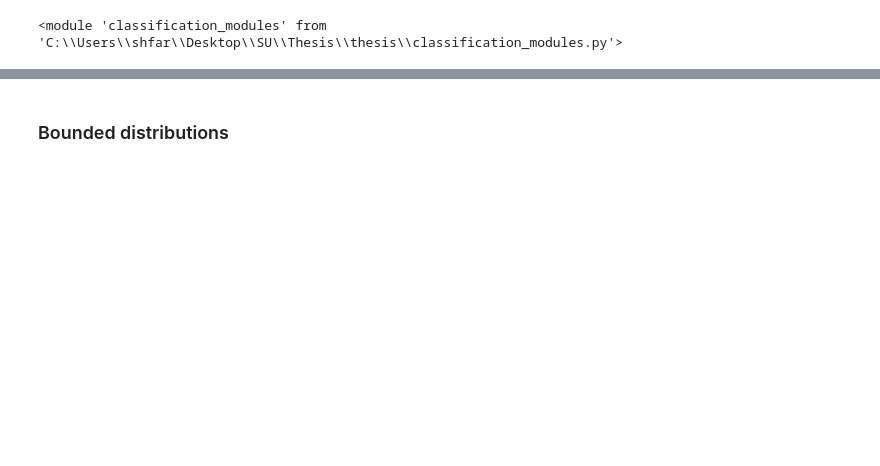
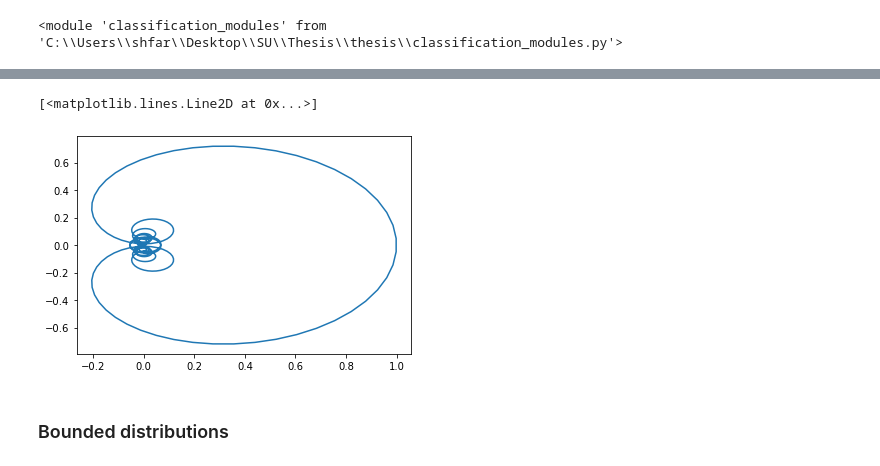
Before and after one commit to sheilafarrahi/thesis, a Jupyter notebook: empirical_characteristics_function.ipynb, the cells around one changed output, grey strips where cells are left out. Cells and saved outputs as stored; diff of their text form; code cells hidden in the pictures; blank space fills up the shorter version.

```diff
--- a/empirical_characteristics_function.ipynb
+++ b/empirical_characteristics_function.ipynb
@@ -20,3 +33,9 @@ importlib.reload(cm)
+# %%
+fig, ax = plt.subplots()
+ax.plot(r_part.T, i_part.T)
+# %% [output]
+[<matplotlib.lines.Line2D at 0x...>]
+[figure, added]
 # %%
 # set configuration
 sample_size = 50
```
Also changed, not shown: parts of 6 cells of this notebook, 1 other file.
